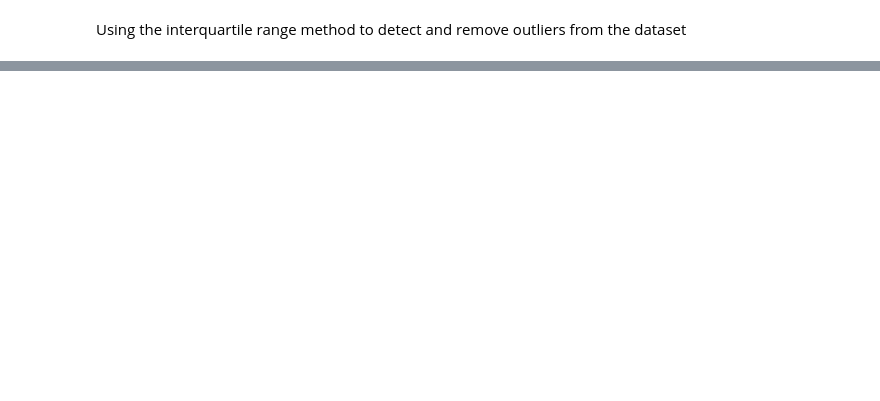
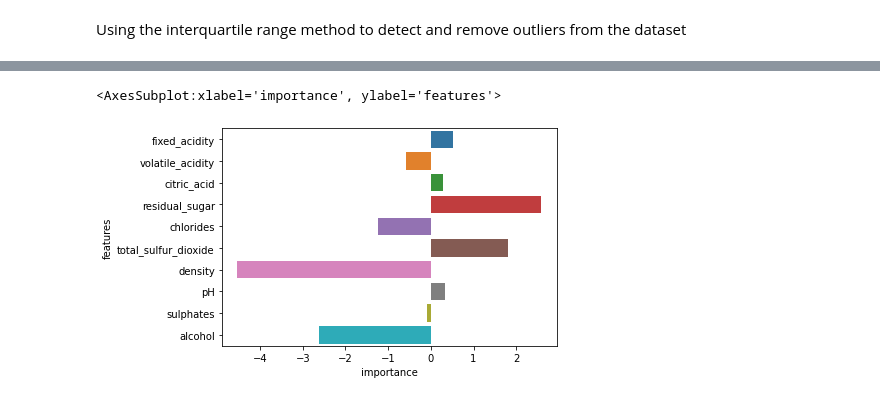
Before and after one commit to ghmigliorini/site, a Jupyter notebook: content/post/2021-12-21-wine-notebook/index.ipynb, the cells around one changed output, grey strips where cells are left out. Saved outputs shown, nothing was run; the diff lists cells and outputs as text; code cells hidden in the pictures; blank space fills up the shorter version.

```diff
--- a/content/post/2021-12-21-wine-notebook/index.ipynb
+++ b/content/post/2021-12-21-wine-notebook/index.ipynb
@@ -498,6 +677,7 @@ y = df_wines_new['type']
 # Print the first 5 encoded labels
 # %%
 # split data into training and test sets
-X_train, X_test, y_train, y_test = train_test_split(x, y, test_size=0.2, shuffle= True, random_state=123)
+X_train, X_test, y_train, y_test = train_test_split(
+    X_type, y_type, test_size=0.2, shuffle=True, random_state=123)
 # %%
 steps = [('scale', StandardScaler()),
@@ -523,14 +703,0 @@ Setting class weights manually
-# %%
-
-class_weights = {
-    'red': 1.5,
-    'white': 1.0
-}
-
-steps = [('scale', StandardScaler()),
-          ('classifier', LogisticRegression(class_weight = class_weights))]
-
-lr_model = Pipeline(steps)
-lr_model.fit(X_train, y_train)
-y_pred = lr_model.predict(X_test)
-print(classification_report(y_test, y_pred))
@@ -545,0 +704,8 @@ weighted avg       1.00      1.00      1.00      1005
+# %%
+# feature importance
+estimator = lr_model.named_steps['classifier']
+
+importance = estimator.coef_[0]
+
+for i, val in enumerate(importance):
+    print("Feature %d importance: %.2f" % (i, val))
@@ -545,0 +723,3 @@ weighted avg       1.00      1.00      1.00      1005
+# %%
+df_importance = pd.DataFrame({'features': ft_cols, 'importance': importance.round(2)})
+df_importance
@@ -545,0 +738,5 @@ weighted avg       1.00      1.00      1.00      1005
+# %%
+sns.barplot(x='importance', y='features', data=df_importance, orient='h')
+# %% [output]
+<AxesSubplot:xlabel='importance', ylabel='features'>
+[figure, added]
```
Also changed, not shown: parts of 62 cells of this notebook.
